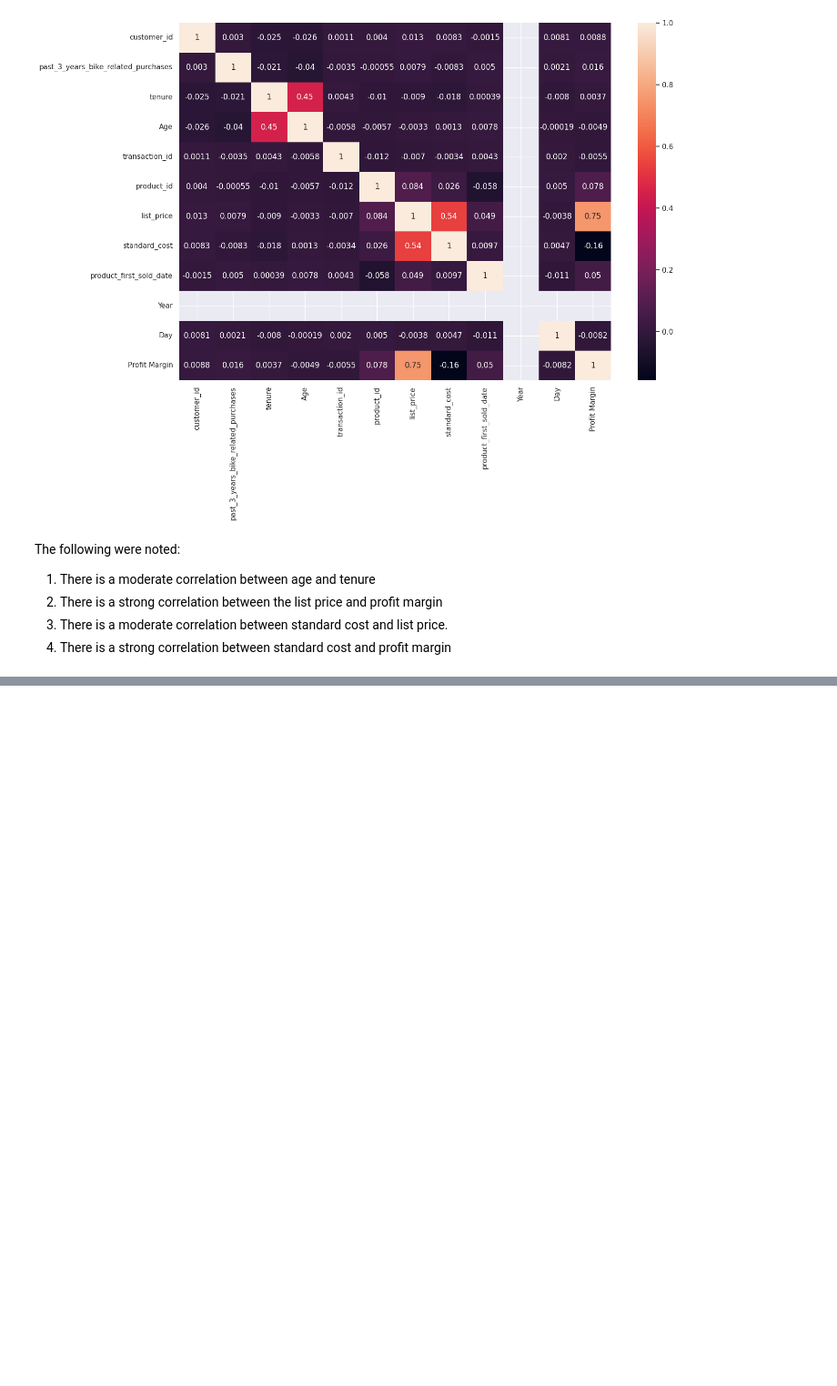
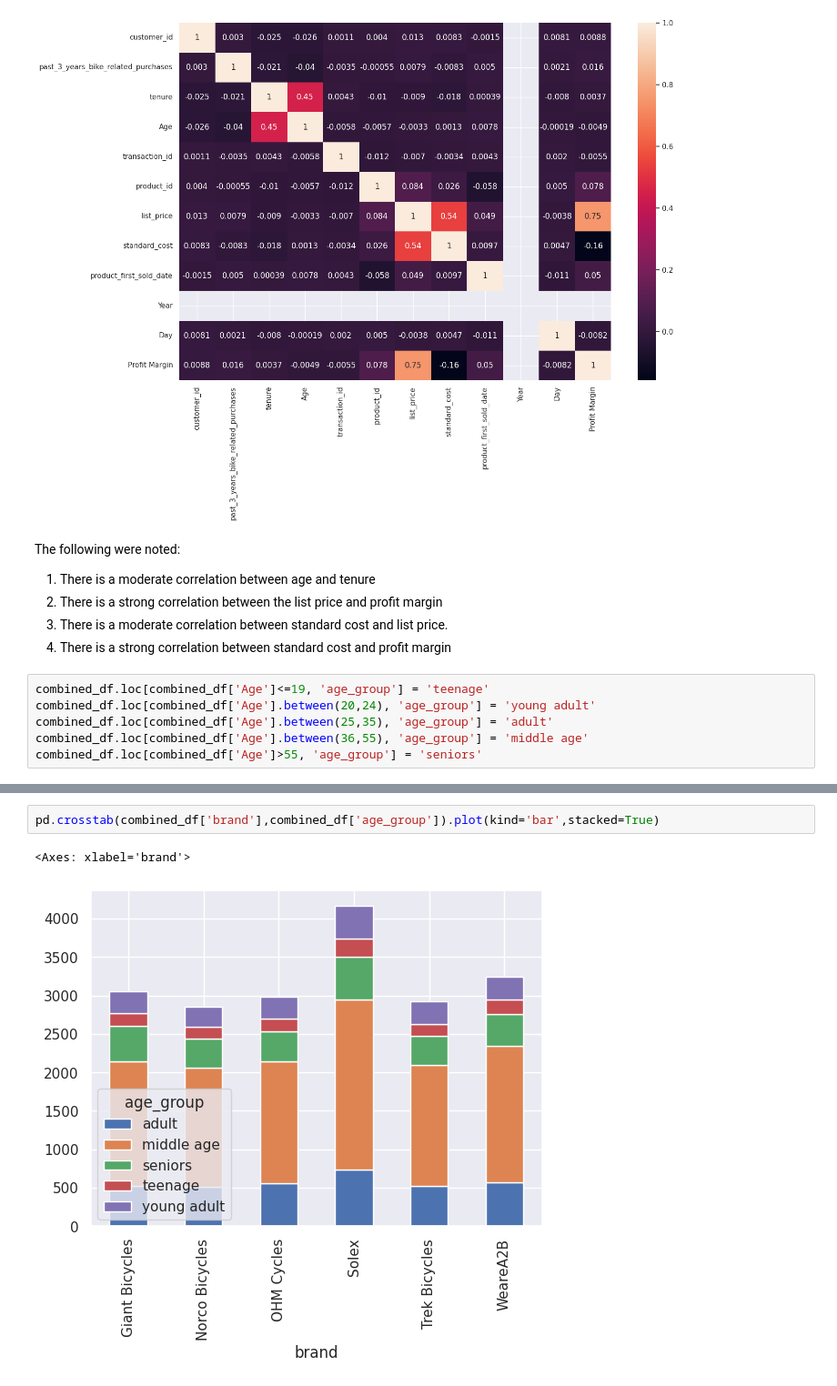
Before and after one commit to kanjamwingirwa/KPMG_AU_Virtual_Internship, a Jupyter notebook: KPMG_AU_INTERNSHIP_FINAL_PY.ipynb, the cells around one changed output, grey strips where cells are left out. Shown at 91% size. Drawn from its saved outputs; the diff is of its cells as text; blank space fills up the shorter version.

```diff
--- a/KPMG_AU_INTERNSHIP_FINAL_PY.ipynb
+++ b/KPMG_AU_INTERNSHIP_FINAL_PY.ipynb
@@ -905,3 +916,9 @@ The following were noted:
 2.   There is a strong correlation between the list price and profit margin
 3.   There is a moderate correlation between standard cost and list price.
 4.   There is a strong correlation between standard cost and profit margin
+# %%
+combined_df.loc[combined_df['Age']<=19, 'age_group'] = 'teenage'
+combined_df.loc[combined_df['Age'].between(20,24), 'age_group'] = 'young adult'
+combined_df.loc[combined_df['Age'].between(25,35), 'age_group'] = 'adult'
+combined_df.loc[combined_df['Age'].between(36,55), 'age_group'] = 'middle age'
+combined_df.loc[combined_df['Age']>55, 'age_group'] = 'seniors'
@@ -907,0 +977,5 @@ The following were noted:
+# %%
+pd.crosstab(combined_df['brand'],combined_df['age_group']).plot(kind='bar',stacked=True)
+# %% [output]
+<Axes: xlabel='brand'>
+[figure, added]
```
Also changed, not shown: parts of 17 cells of this notebook.
